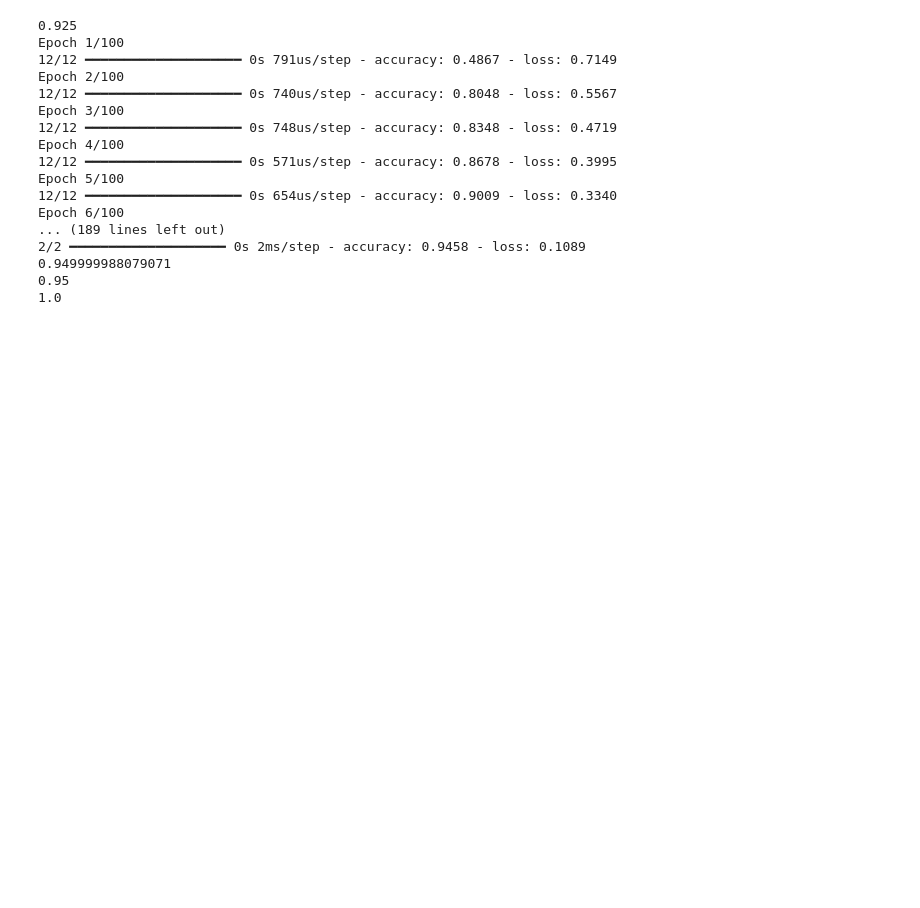
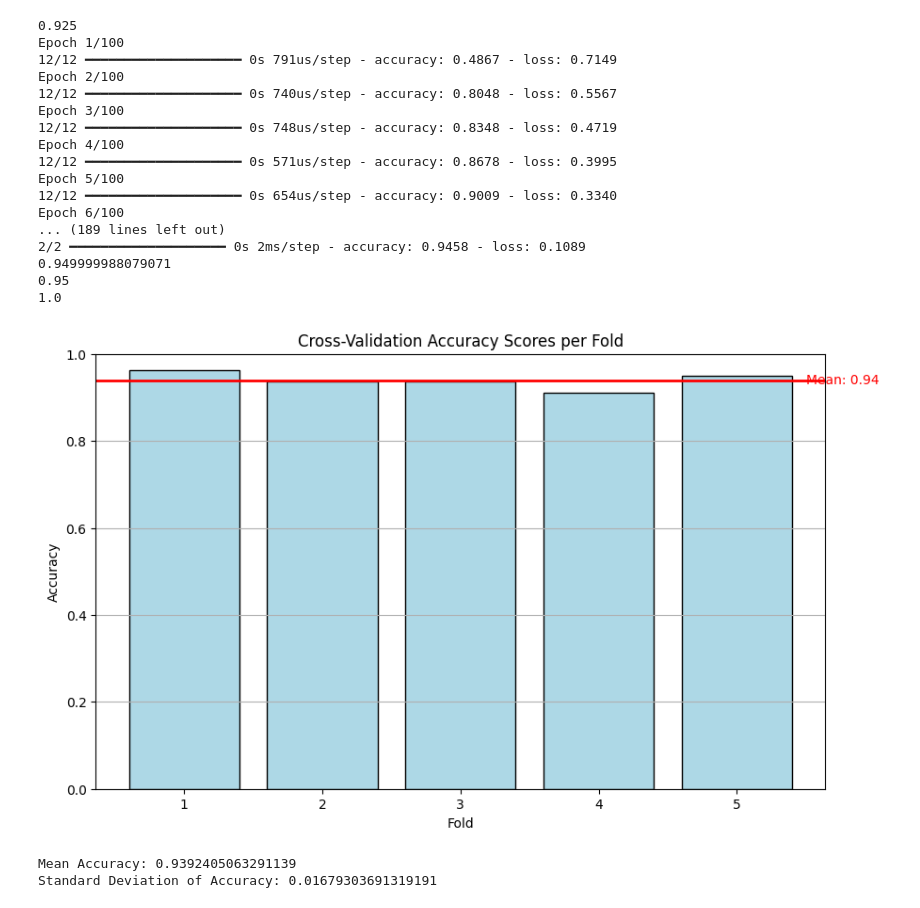
Before and after one commit to zhiting622/PA2, a Jupyter notebook: PartB.ipynb, the cells around one changed output. Drawn from its saved outputs; the diff is of its cells as text; code cells hidden in the pictures; blank space fills up the shorter version.

```diff
--- a/PartB.ipynb
+++ b/PartB.ipynb
@@ -228,3 +229,65 @@ Epoch 6/100
 0.949999988079071
 0.95
 1.0
+# %%
+# cross validation random forest
+
+def random_forest_cv(data, n_estimators, criterion, max_depth, min_samples_split):
+    # Process data
+    new_data = data.copy()
+    columns_to_delete = []
+    for sample in new_data:
+        for i in range(len(sample)):
+            if sample[i] == 'yes':
+                sample[i] = 1
+            elif sample[i] == 'no':
+                sample[i] = 0
+    for i in range(len(new_data[0])):
+        if type(new_data[i][i]) == str:
+            columns_to_delete.append(i)
+    new_data = np.delete(new_data, columns_to_delete, axis = 1)
+    data = new_data
+
+    # Define the model
+    rf_model = RandomForestClassifier(n_estimators=n_estimators, criterion=criterion,
+                                      max_depth=max_depth,
+                                      min_samples_split=min_samples_split,
+                                      random_state=42)
+
+    # Split data into features and target
+    X = data[:, :-1]
+    y = data[:, -1]
+    y = y.tolist()
+
+    # Define K-Fold
+    kf = KFold(n_splits=5, shuffle=True, random_state=0)
+
+    # Perform cross-validation
+    cv_scores = cross_val_score(rf_model, X, y, cv=kf, scoring='accuracy')
+
+    # Plotting
+    plt.figure(figsize=(10, 6))
+    folds = range(1, 6)  # Folds: 1, 2, 3, 4, 5
+    plt.bar(folds, cv_scores, color='lightblue', edgecolor='black')
+    plt.axhline(y=mean_accuracy, color='r', linestyle='-', linewidth=2)
+    plt.text(5.5, mean_accuracy, f'Mean: {mean_accuracy:.2f}', color = 'red', va='center')
+
+    plt.title('Cross-Validation Accuracy Scores per Fold')
+    plt.xlabel('Fold')
+    plt.ylabel('Accuracy')
+    plt.xticks(folds)
+    plt.ylim(0, 1)  # Assuming accuracy scores are between 0 and 1
+    plt.grid(True, axis='y')
+    plt.show()
+
+
+    return np.mean(cv_scores), np.std(cv_scores)
+
+# Example usage with your data
+mean_accuracy, std_accuracy = random_forest_cv(data, n_estimators=100, criterion='gini', max_depth=None, min_samples_split=2)
+print("Mean Accuracy:", mean_accuracy)
+print("Standard Deviation of Accuracy:", std_accuracy)
+# %% [output]
+[figure, added]
+Mean Accuracy: 0.9392405063291139
+Standard Deviation of Accuracy: 0.01679303691319191
```
Also changed, not shown: parts of 1 cell of this notebook.
